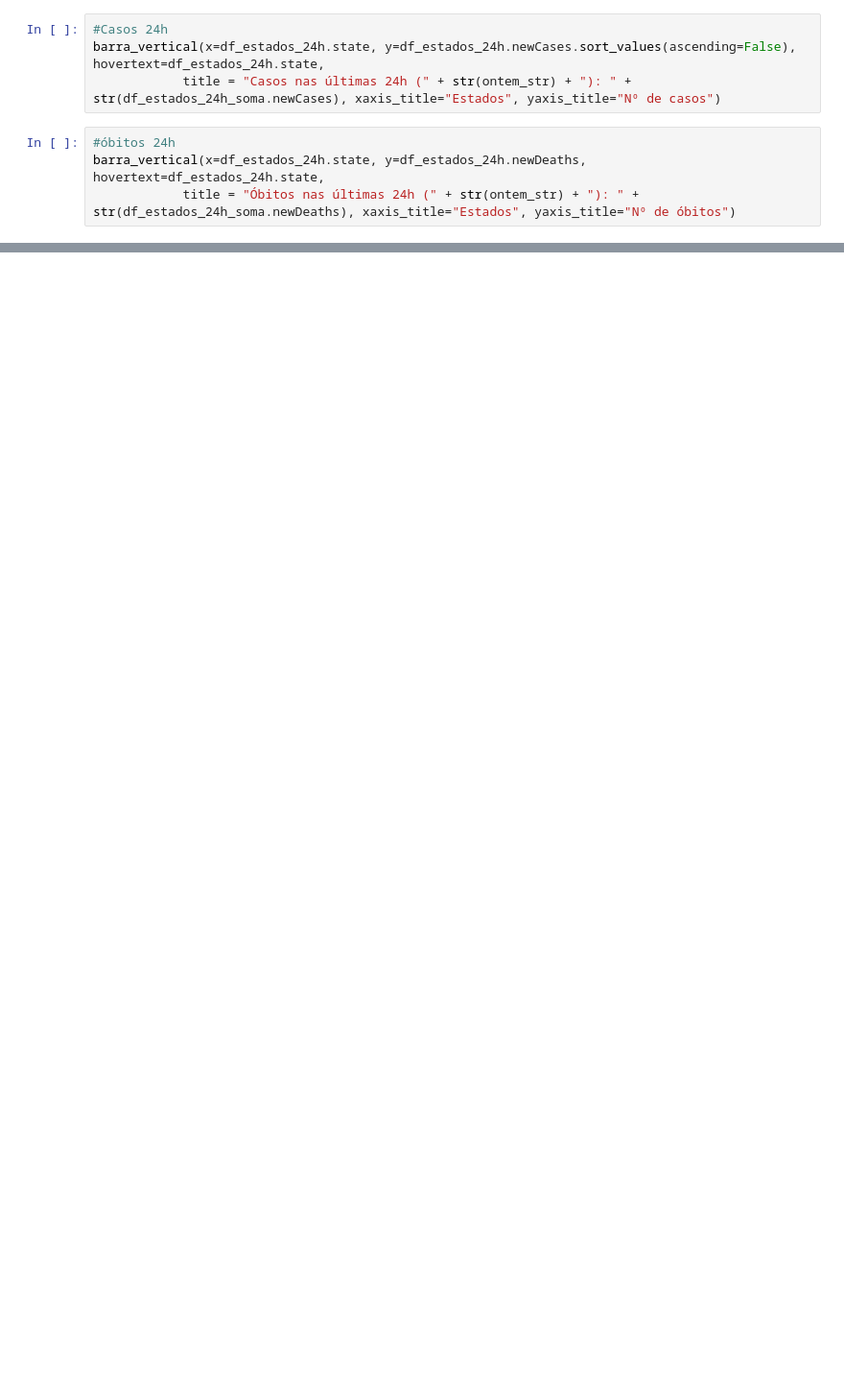
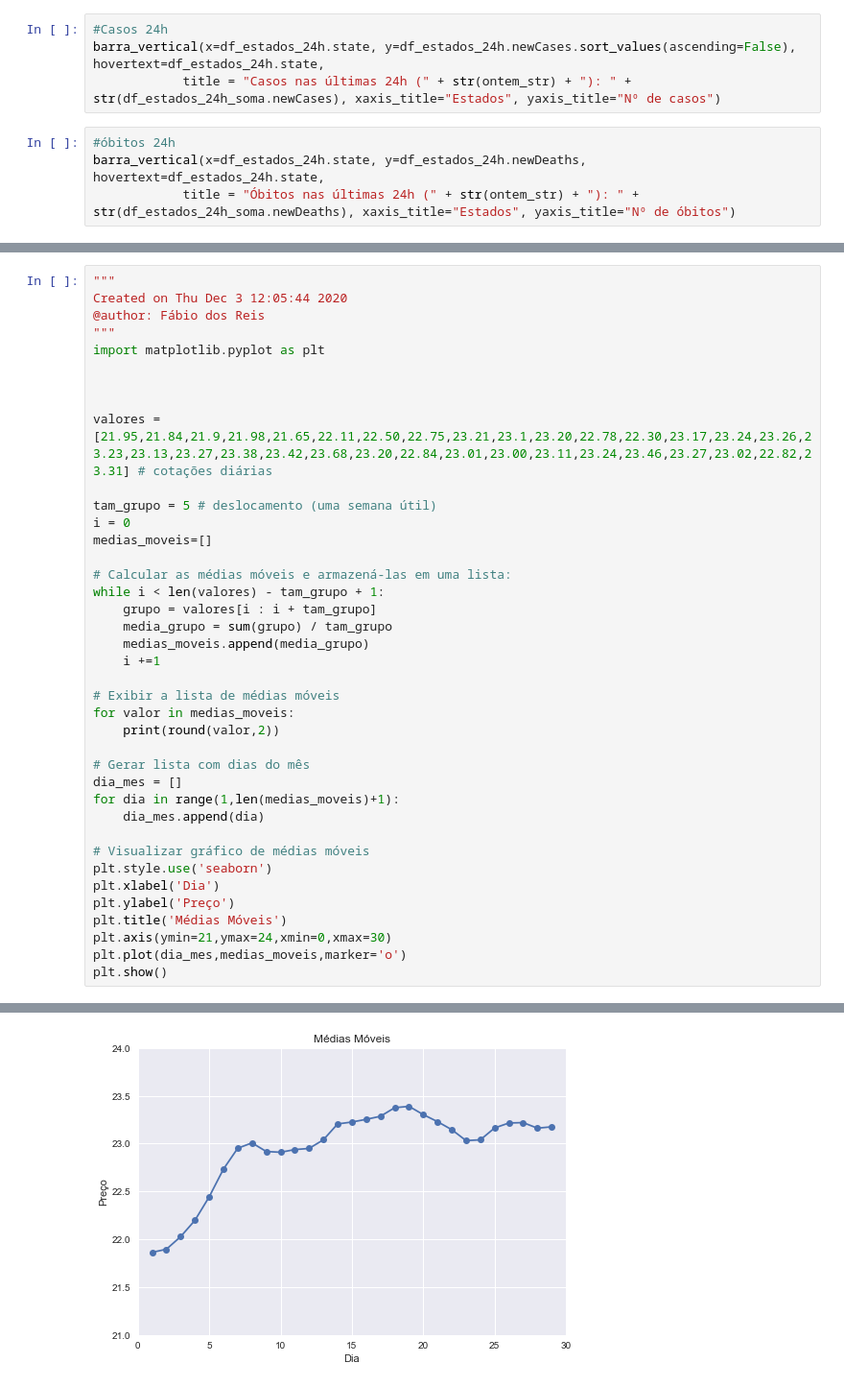
Before and after one commit to PericlesSavio/Covid-Streamlit, a Jupyter notebook: notebook.ipynb, the cells around one changed output, grey strips where cells are left out. Shown: that part at 96% size. Cells and saved outputs as stored; diff of their text form; blank space fills up the shorter version.

```diff
--- a/notebook.ipynb
+++ b/notebook.ipynb
@@ -72,0 +72,40 @@ barra_vertical(x=df_estados_24h.state, y=df_estados_24h.newDeaths, hovertext=df_
+# %%
+"""
+Created on Thu Dec 3 12:05:44 2020
+@author: Fábio dos Reis
+"""
+import matplotlib.pyplot as plt
+
+
+
+valores = [21.95,21.84,21.9,21.98,21.65,22.11,22.50,22.75,23.21,23.1,23.20,22.78,22.30,23.17,23.24,23.26,23.23,23.13,23.27,23.38,23.42,23.68,23.20,22.84,23.01,23.00,23.11,23.24,23.46,23.27,23.02,22.82,23.31] # cotações diárias
+
+tam_grupo = 5 # deslocamento (uma semana útil)
+i = 0
+medias_moveis=[]
+
+# Calcular as médias móveis e armazená-las em uma lista:
+while i < len(valores) - tam_grupo + 1:
+    grupo = valores[i : i + tam_grupo]
+    media_grupo = sum(grupo) / tam_grupo
+    medias_moveis.append(media_grupo)
+    i +=1
+
+# Exibir a lista de médias móveis
+for valor in medias_moveis:
+    print(round(valor,2))
+
+# Gerar lista com dias do mês
+dia_mes = []
+for dia in range(1,len(medias_moveis)+1):
+    dia_mes.append(dia)
+
+# Visualizar gráfico de médias móveis
+plt.style.use('seaborn')
+plt.xlabel('Dia')
+plt.ylabel('Preço')
+plt.title('Médias Móveis')
+plt.axis(ymin=21,ymax=24,xmin=0,xmax=30)
+plt.plot(dia_mes,medias_moveis,marker='o')
+plt.show()
+# %% [output]
@@ -72,0 +129 @@ barra_vertical(x=df_estados_24h.state, y=df_estados_24h.newDeaths, hovertext=df_
+[figure, added]
```
Also changed, not shown: parts of 8 cells of this notebook, 5 other files.
